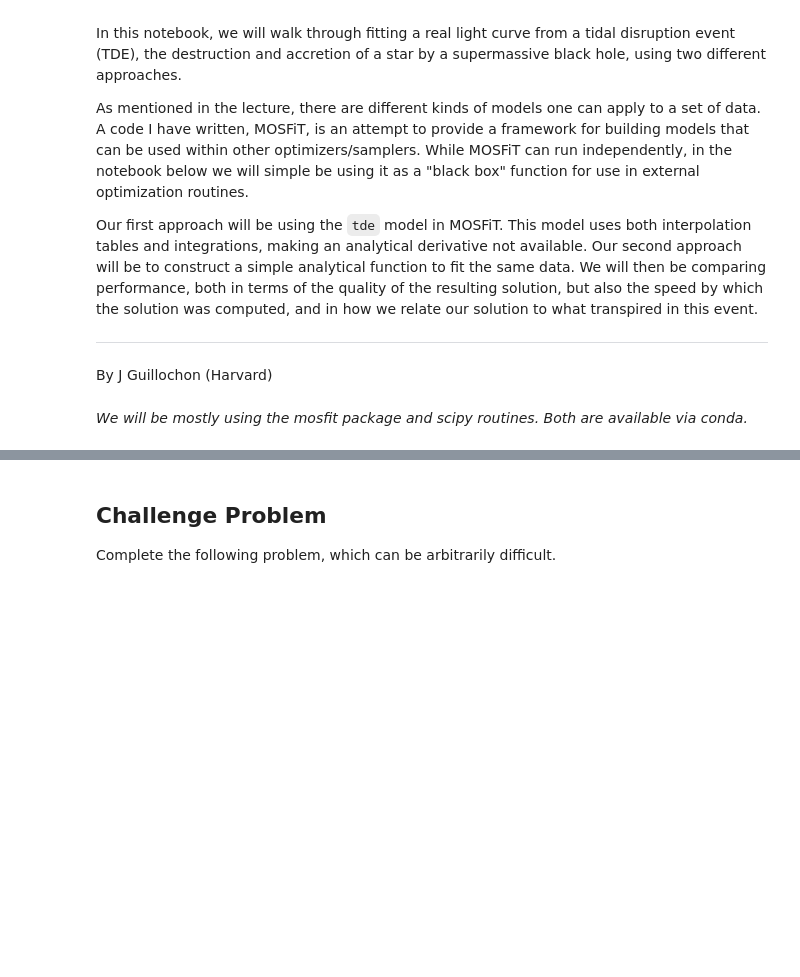
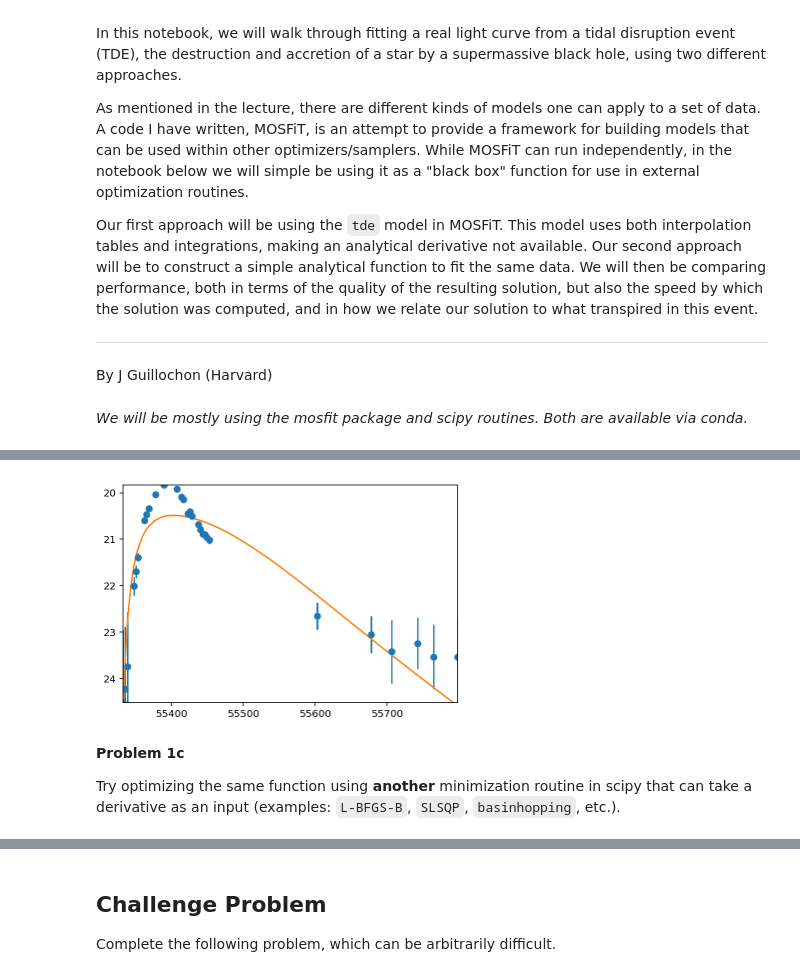
Before and after one commit to guillochon/LSSTC-DSFP, a Jupyter notebook: wk6May18/BuildingBetterModelsSolutions.ipynb, the cells around one changed output, grey strips where cells are left out. Cells and saved outputs as stored; diff of their text form; code cells hidden in the pictures; blank space fills up the shorter version.

Commit message:
Most of probs 1/2 done

```diff
--- a/wk6May18/BuildingBetterModelsSolutions.ipynb
+++ b/wk6May18/BuildingBetterModelsSolutions.ipynb
@@ -130,0 +95,18 @@ Finally, as noted above, the notebook should end with a Challenge Problem in cas
+# %%
+import scipy
+
+
+def my_func(x):
+    try:
+        fx = -float(my_model.ln_likelihood(x))
+    except:
+        fx = np.inf
+    return fx
+
+eps = 0.00001
+# guess = np.full(my_model.get_num_free_parameters(), 0.5)
+bounds = np.full((my_model.get_num_free_parameters(), 2), (eps, 1.0 - eps))
+results = scipy.optimize.differential_evolution(my_func, bounds=bounds, disp=True, polish=False, maxiter=100)
+best_x = results.x
+
+print('All done! Best score: `{}`.'.format(-results.fun))
@@ -130,0 +139,21 @@ Finally, as noted above, the notebook should end with a Challenge Problem in cas
+# %%
+output = my_model.run_stack(best_x, root='output')
+mtimes = []
+mmags = []
+
+for ti, t in enumerate(output['times']):
+    mtimes.append(t + min(times))
+    mmags.append(output['model_observations'][ti])
+
+plt.errorbar(times, mags, yerr=errs, fmt='o')
+plt.plot(mtimes, mmags)
+plt.xlim(min(times) - 10, max(times) + 10)
+plt.ylim(min(mags) - 0.5, max(mags) + 0.5)
+plt.gca().invert_yaxis()
+plt.show()
+# %% [output]
+[figure, added]
+# %% [markdown]
+**Problem 1c**
+
+Try optimizing the same function using **another** minimization routine in scipy that can take a derivative as an input (examples: `L-BFGS-B`, `SLSQP`, `basinhopping`, etc.).
```
Also changed, not shown: parts of 42 cells of this notebook, 1 other file.
